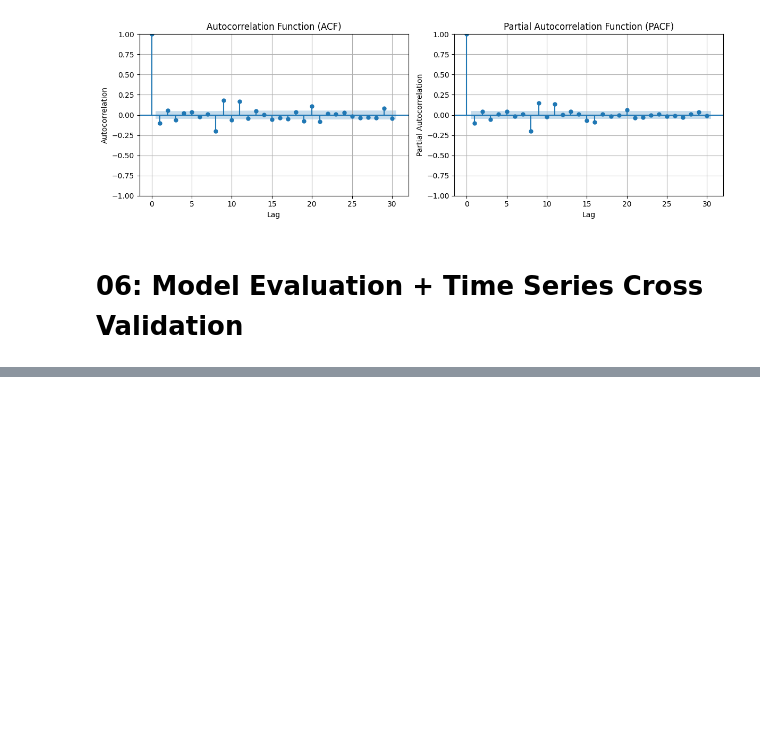
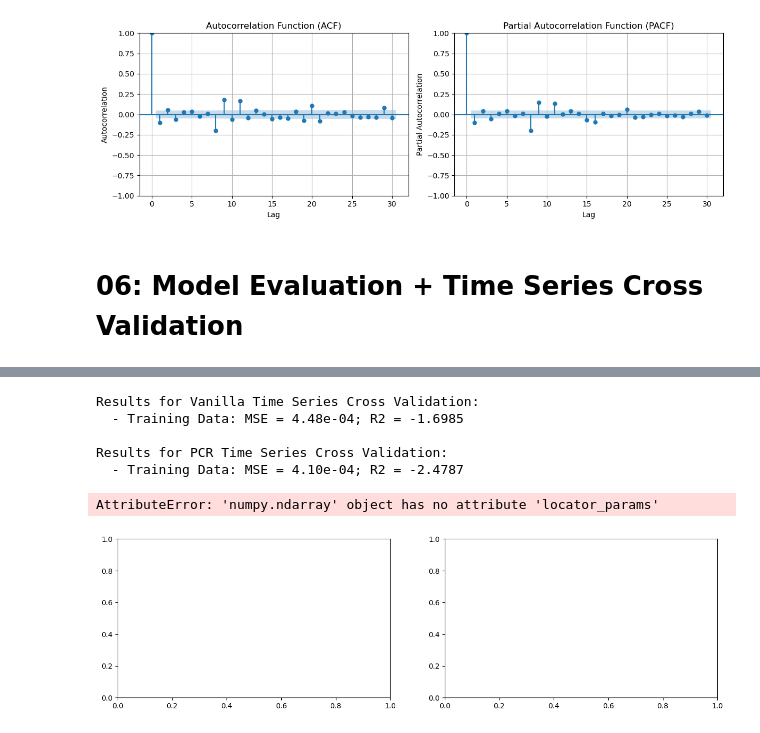
Before and after one commit to tmoolji/IMLFinalProj, a Jupyter notebook: final_proj.ipynb, the cells around one changed output, grey strips where cells are left out. Cells and saved outputs as stored; diff of their text form; code cells hidden in the pictures; blank space fills up the shorter version.

Commit message:
added tscv functionality

```diff
--- a/final_proj.ipynb
+++ b/final_proj.ipynb
@@ -654,0 +728,37 @@ Results for Linear Regression - Marathon Petroleum:
+# %%
+def eval_tscv(name, predictors, actual):
+    error = mean_squared_error(actual, predictors)
+    r2_result = round(r2_score(actual, predictors), 4)
+
+    print(f"Results for {name}: \n  - Training Data: MSE = {error:.2e}; R2 = {r2_result}\n")
+
+eval_tscv("Vanilla Time Series Cross Validation", actual_values, vanilla_predictions)
+eval_tscv("PCR Time Series Cross Validation", actual_values, pcr_predictions)
+# %% [output]
+Results for Vanilla Time Series Cross Validation:
+  - Training Data: MSE = 4.48e-04; R2 = -1.6985
+
+Results for PCR Time Series Cross Validation:
+  - Training Data: MSE = 4.10e-04; R2 = -2.4787
+# %%
+fig, axes = plt.subplots(1, 2, figsize=(15, 4))
+axes = axes.flatten()
+
+axes[0].plot(dates, vanilla_predictions, label = "Vanilla Predicted Index Return", color = GREEN)
+axes[0].plot(dates, actual_values, label = "True Index Return", color = BLUE)
+axes[0].set_xlabel('Date')
+axes[0].set_ylabel('Index Return')
+axes[0].set_title('Comparison of Vanilla Predicted to True Index Return Over Time')
+axes[0].legend()
+
+axes[1].plot(dates, pcr_predictions, label = "PCR Predicted Index Return", color = GREEN)
+axes[1].plot(dates, actual_values, label = "True Index Return", color = BLUE)
+axes[1].set_xlabel('Date')
+axes[1].set_ylabel('Index Return')
+axes[1].set_title('Comparison of PCR Predicted to True Index Return Over Time')
+axes[1].legend()
+
+plt.show()
+# %% [output]
+AttributeError: 'numpy.ndarray' object has no attribute 'locator_params'
+[figure, added]
```
Also changed, not shown: parts of 8 cells of this notebook.
